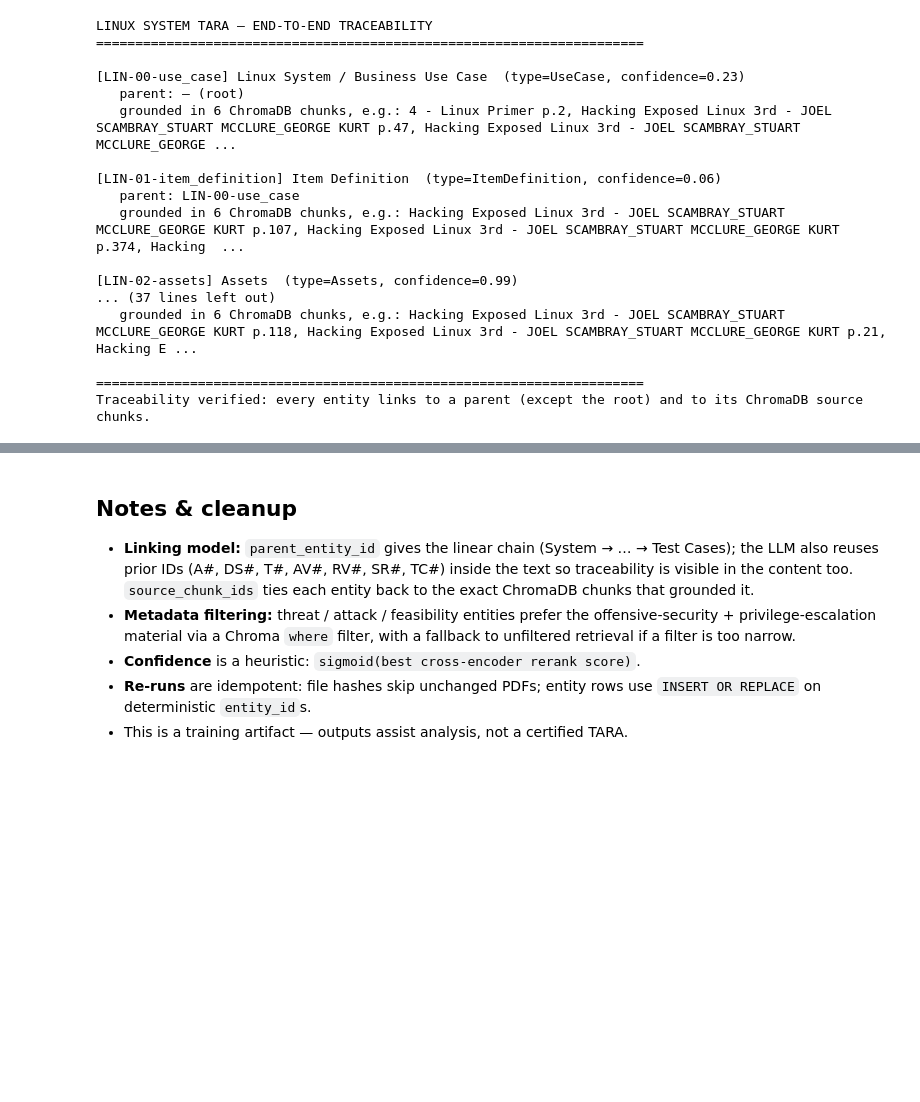
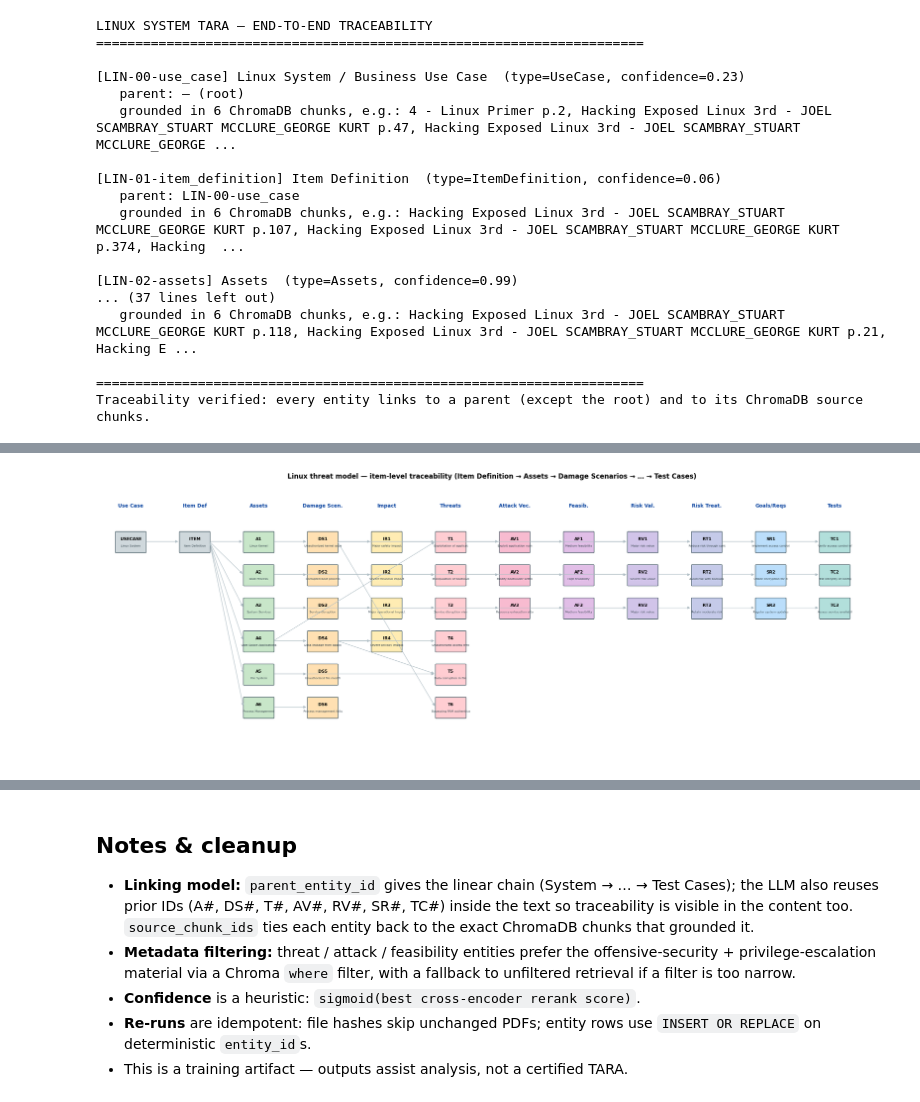
Before and after one commit to raviwithu/MasteringAgenticAI, a Jupyter notebook: Week 2/linux-threat-model-rag/linux_threat_model_rag.ipynb, the cells around one changed output, grey strips where cells are left out. Drawn from its saved outputs; the diff is of its cells as text; code cells hidden in the pictures; blank space fills up the shorter version.

```diff
--- a/Week 2/linux-threat-model-rag/linux_threat_model_rag.ipynb
+++ b/Week 2/linux-threat-model-rag/linux_threat_model_rag.ipynb
@@ -631,0 +771,56 @@ Traceability verified: every entity links to a parent (except the root) and to i
+# %%
+# --- left-to-right traceability graph of the actual items ---
+import matplotlib.pyplot as plt
+from matplotlib.patches import FancyBboxPatch
+
+CHAIN = ["use_case","item_definition","assets","damage_scenarios","impact_rating","threats",
+         "attack_vectors","feasibility","risk_value","risk_treatment","goals_requirements","test_cases"]
+SHORT = {"use_case":"Use Case","item_definition":"Item Def","assets":"Assets",
+         "damage_scenarios":"Damage Scen.","impact_rating":"Impact","threats":"Threats",
+         "attack_vectors":"Attack Vec.","feasibility":"Feasib.","risk_value":"Risk Val.",
+         "risk_treatment":"Risk Treat.","goals_requirements":"Goals/Reqs","test_cases":"Tests"}
+COLOR = {"use_case":"#cfd8dc","item_definition":"#cfd8dc","assets":"#c8e6c9",
+         "damage_scenarios":"#ffe0b2","impact_rating":"#ffecb3","threats":"#ffcdd2",
+         "attack_vectors":"#f8bbd0","feasibility":"#e1bee7","risk_value":"#d1c4e9",
+         "risk_treatment":"#c5cae9","goals_requirements":"#bbdefb","test_cases":"#b2dfdb"}
+CAP = 6
+
+by_stage = {s: [] for s in CHAIN}
+by_stage["use_case"] = [{"id":"USECASE","label":"Linux System"}]
+by_stage["item_definition"] = [{"id":"ITEM","label":"Item Definition"}]
+for it in items:
+    if len(by_stage[it["stage"]]) < CAP:
+        by_stage[it["stage"]].append(it)
+
+DX = 2.0
+pos = {}
+for xi, s in enumerate(CHAIN):
+    for yi, it in enumerate(by_stage[s]):
+        pos[it["id"]] = (xi * DX, -yi)
+maxrows = max(len(v) for v in by_stage.values())
+
+fig, ax = plt.subplots(figsize=(20, max(6, maxrows * 1.0 + 1.5)))
+for cid, (x, y) in pos.items():                    # edges parent -> child
+    for p in parent_of.get(cid, []):
+        if p in pos:
+            px, py = pos[p]
+            ax.annotate("", xy=(x - 0.02, y), xytext=(px + 0.92, py),
+                        arrowprops=dict(arrowstyle="-|>", color="#b0bec5", lw=0.9))
+for s in CHAIN:                                     # nodes
+    for it in by_stage[s]:
+        x, y = pos[it["id"]]
+        ax.add_patch(FancyBboxPatch((x, y - 0.32), 0.92, 0.6, boxstyle="round,pad=0.02",
+                     linewidth=1, edgecolor="#455a64", facecolor=COLOR[s]))
+        ax.text(x + 0.46, y + 0.07, it["id"], ha="center", va="center", fontsize=7.5, fontweight="bold")
+        ax.text(x + 0.46, y - 0.13, (it.get("label") or "")[:24], ha="center", va="center",
+                fontsize=5.3, color="#37474f")
+    ax.text(CHAIN.index(s) * DX + 0.46, 1.0, SHORT[s], ha="center", va="bottom",
+            fontsize=9, fontweight="bold", color="#0d47a1")
+
+ax.set_xlim(-0.5, len(CHAIN) * DX); ax.set_ylim(-maxrows - 0.6, 1.8); ax.axis("off")
+ax.set_title("Linux threat model — item-level traceability "
+             "(Item Definition → Assets → Damage Scenarios → … → Test Cases)",
+             fontsize=12, fontweight="bold")
+plt.tight_layout(); plt.show()
+# %% [output]
+[figure, added]
```
Also changed, not shown: parts of 6 cells of this notebook, 1 other file.
